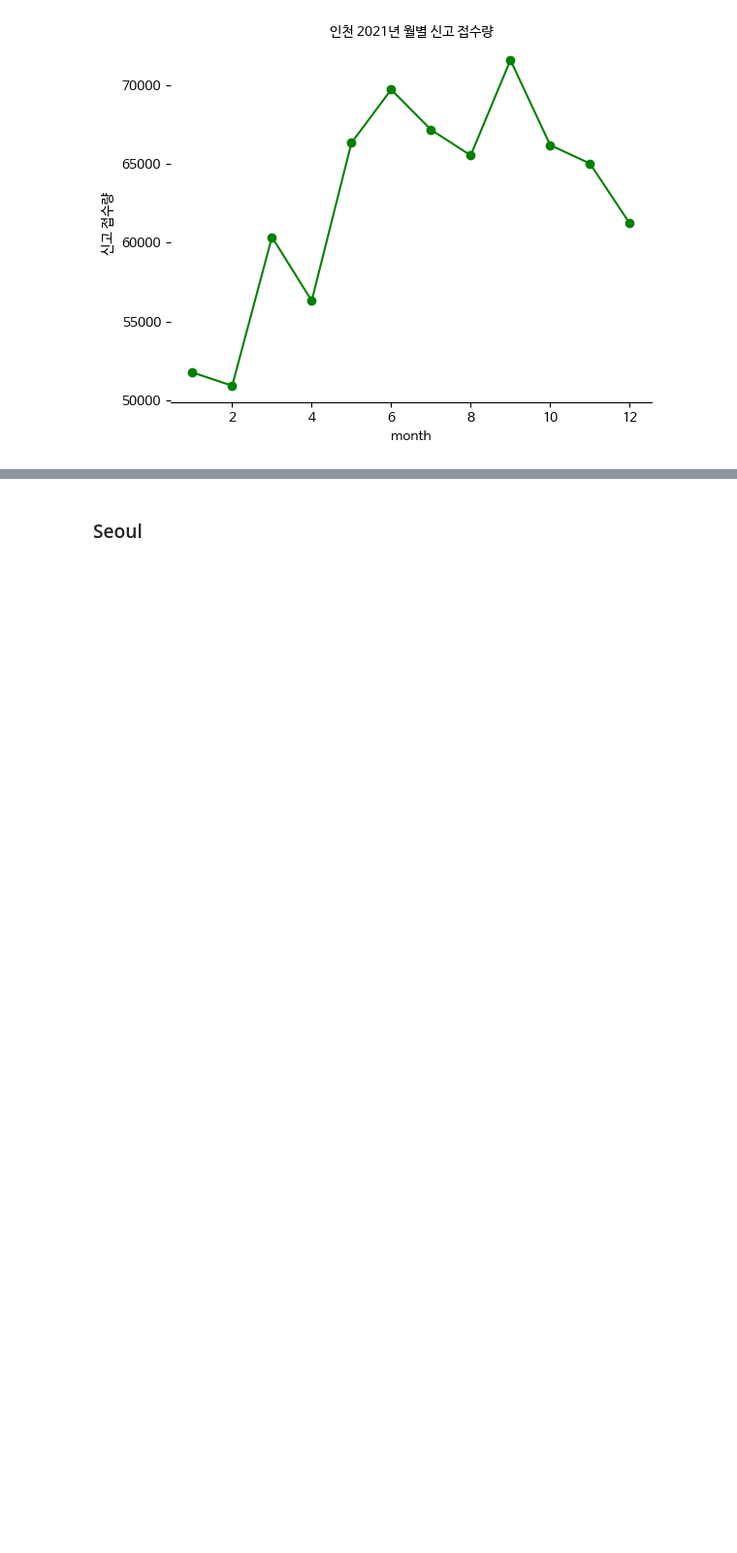
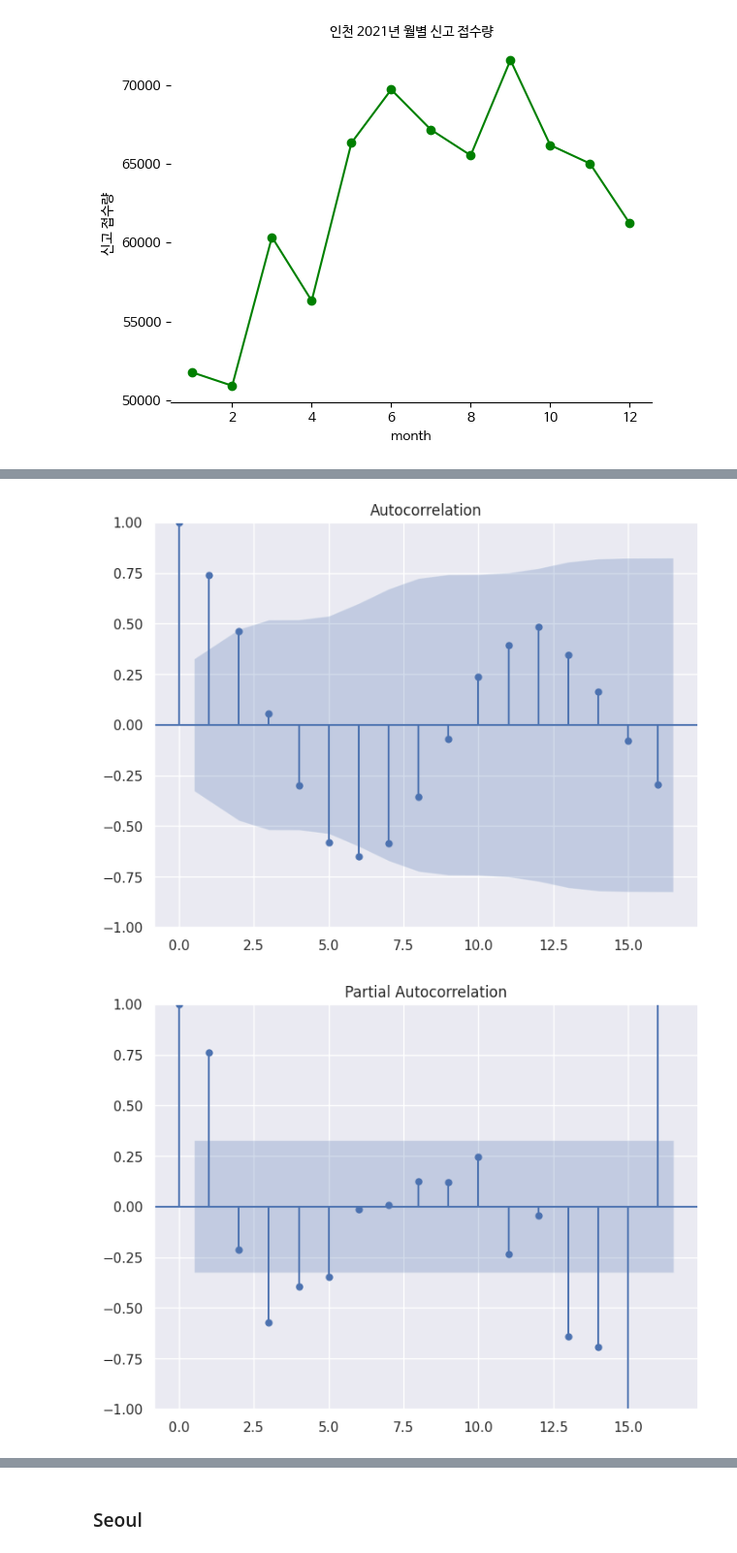
Before and after one commit to geun-hyoung/python-exploratory-data-analysis-police-data, a Jupyter notebook: Data_Clenaing&EDA.ipynb, the cells around one changed output, grey strips where cells are left out. Shown at 97% size. Cells and saved outputs as stored; diff of their text form; code cells hidden in the pictures; blank space fills up the shorter version.

```diff
--- a/Data_Clenaing&EDA.ipynb
+++ b/Data_Clenaing&EDA.ipynb
@@ -472,0 +555,7 @@ for j in range(3):
+# %%
+f.plot_acf()
+f.plot_pacf()
+plt.show()
+# %% [output]
+[figure, added]
+[figure, added]
```
Also changed, not shown: parts of 21 cells of this notebook.
